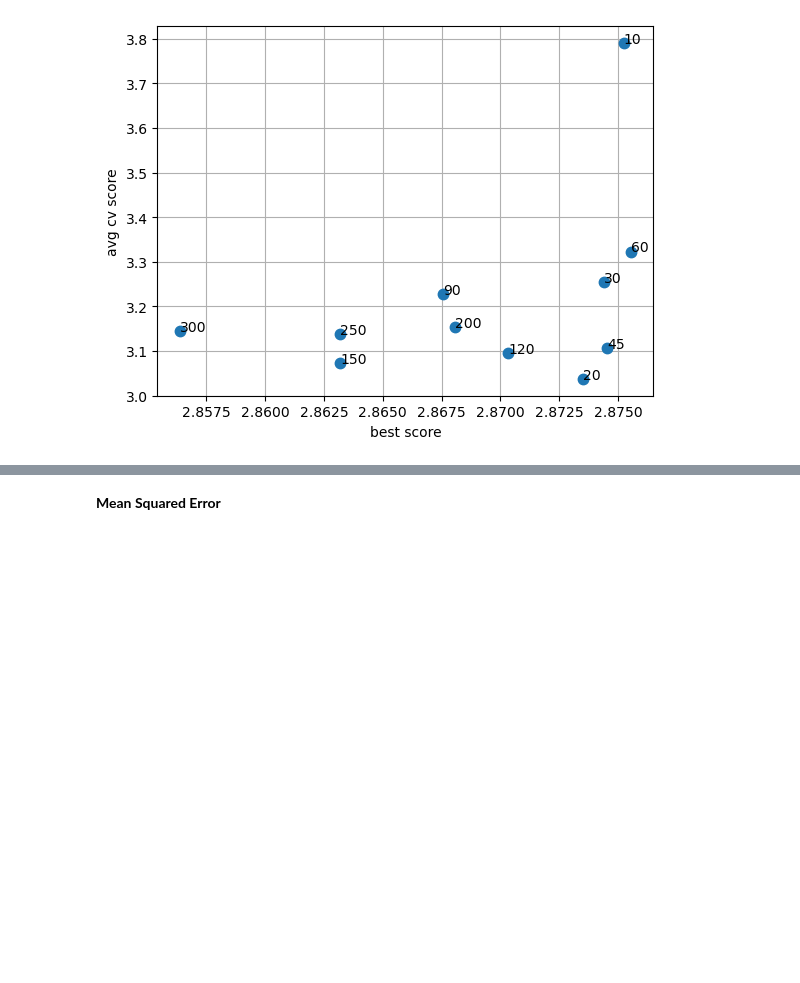
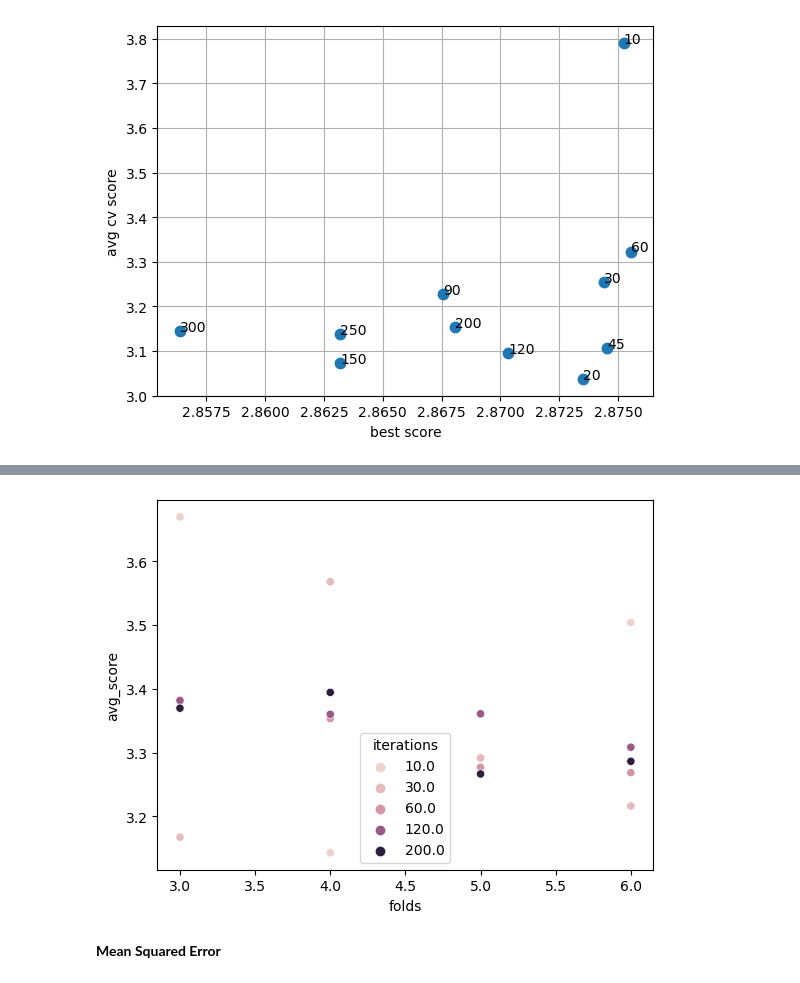
Before and after one commit to NBPub/Springboard, a Jupyter notebook: Capstone Two/16.3_Preprocessing-Training.ipynb, the cells around one changed output, grey strips where cells are left out. Saved outputs shown, nothing was run; the diff lists cells and outputs as text; code cells hidden in the pictures; blank space fills up the shorter version.

```diff
--- a/Capstone Two/16.3_Preprocessing-Training.ipynb
+++ b/Capstone Two/16.3_Preprocessing-Training.ipynb
@@ -611,3 +644,8 @@ plt.show()
+# %%
+sns.scatterplot(it_search, x='folds', y='avg_score', hue='iterations')
+plt.show()
+# %% [output]
+[figure, added]
 # %% [markdown]
 **Mean Squared Error**
 # %%
```
Also changed, not shown: parts of 17 cells of this notebook, 1 other file.
